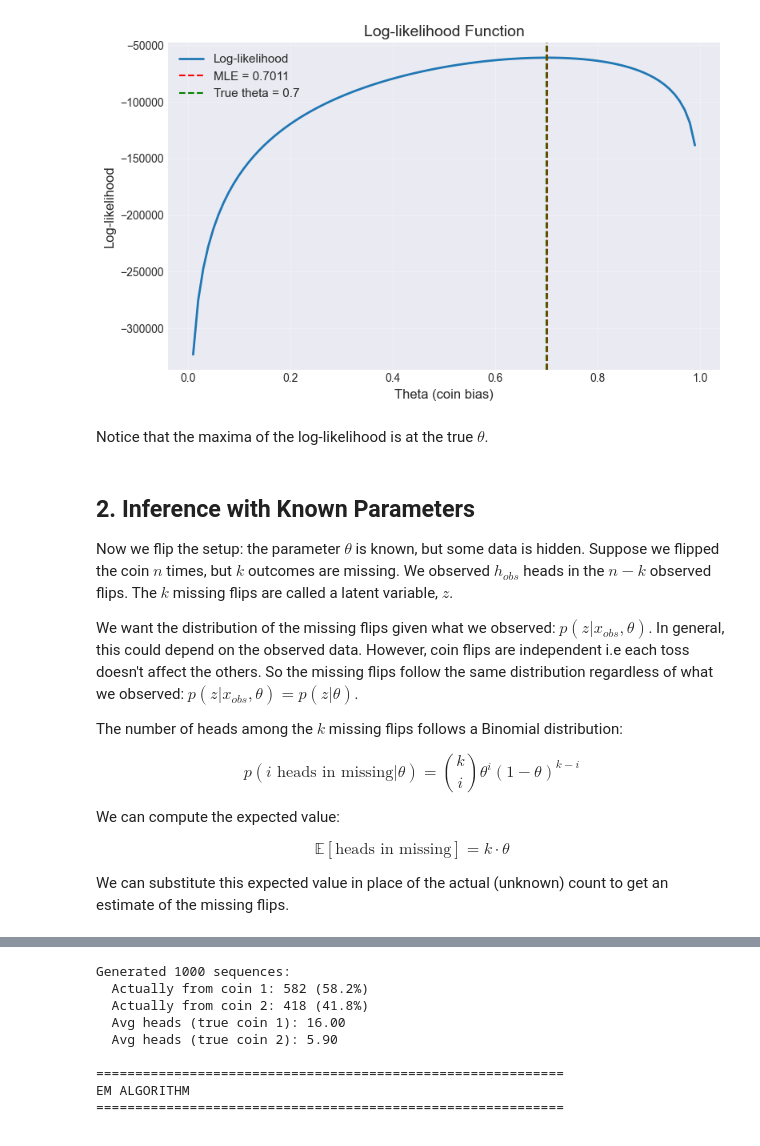
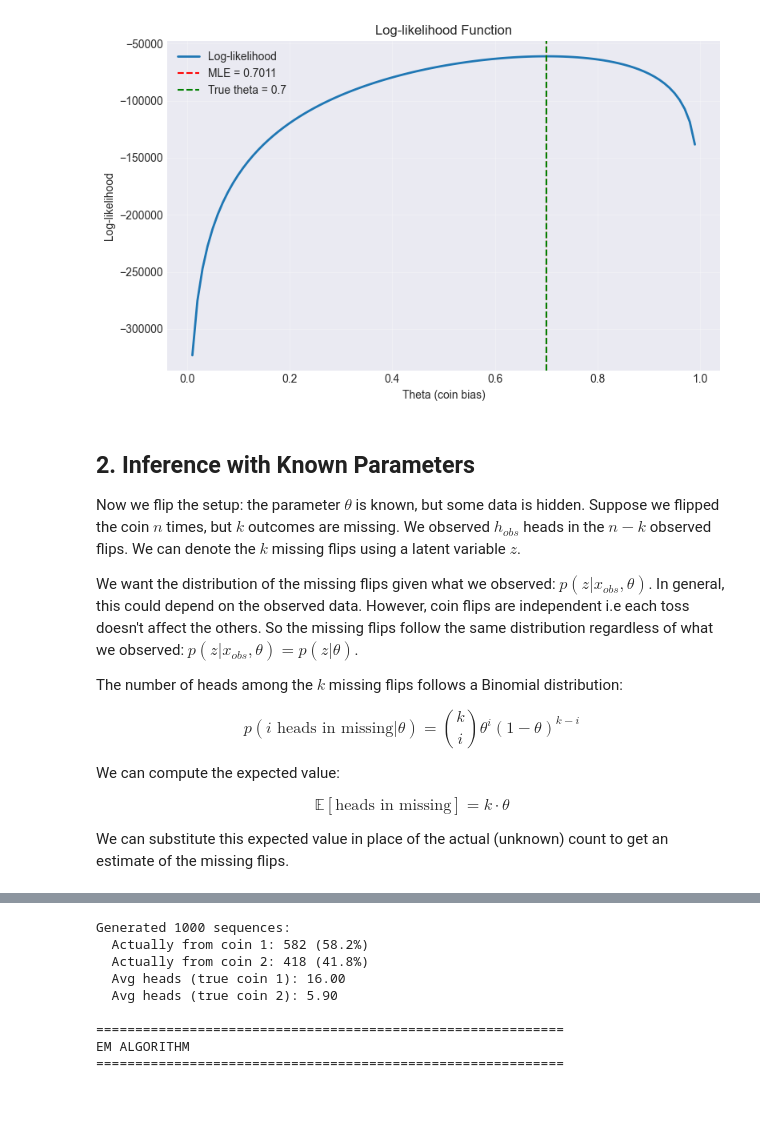
Before and after one commit to novastar53/ml-basics, a Jupyter notebook: diffusion_zero_to_hero/vae-zero-to-hero.ipynb, the cells around one changed output, grey strips where cells are left out. Drawn from its saved outputs; the diff is of its cells as text; code cells hidden in the pictures; blank space fills up the shorter version.

```diff
--- a/diffusion_zero_to_hero/vae-zero-to-hero.ipynb
+++ b/diffusion_zero_to_hero/vae-zero-to-hero.ipynb
@@ -82,33 +80,30 @@ Notice how the estimate gets more accurate with the number of flips. Next, let's
 # %%
 # Likelihood function visualization
 theta_range = np.linspace(0.01, 0.99, 100)
 log_likelihoods = []
 
 for theta in theta_range:
-    # Log-likelihood: h*log(theta) + (n-h)*log(1-theta)
     log_likelihood = n_heads * np.log(theta) + (n_flips - n_heads) * np.log(1 - theta)
     log_likelihoods.append(log_likelihood)
 
 # Plot likelihood
 plt.figure(figsize=(8, 5))
 plt.plot(theta_range, log_likelihoods, linewidth=2, label='Log-likelihood')
 plt.axvline(x=theta_mle, color='r', linestyle='--', label=f'MLE = {theta_mle:.4f}')
 plt.axvline(x=true_theta, color='g', linestyle='--', label=f'True theta = {true_theta}')
-plt.xlabel('Theta (coin bias)', fontsize=12)
-plt.ylabel('Log-likelihood', fontsize=12)
-plt.title('Log-likelihood Function', fontsize=14)
-plt.legend(fontsize=11)
+plt.xlabel('Theta (coin bias)')
+plt.ylabel('Log-likelihood')
+plt.title('Log-likelihood Function')
+plt.legend()
 plt.grid(True, alpha=0.3)
 plt.tight_layout()
 plt.show()
 # %% [output]
-[figure, old version]
+[figure, new version]
-# %% [markdown]
-Notice that the maxima of the log-likelihood is at the true $\theta$.
 # %% [markdown]
 ## 2. Inference with Known Parameters
 
-Now we flip the setup: the parameter $\theta$ is known, but some data is hidden. Suppose we flipped the coin $n$ times, but $k$ outcomes are missing. We observed $h_{obs}$ heads in the $n-k$ observed flips. The $k$ missing flips are called a latent variable, $z$.
+Now we flip the setup: the parameter $\theta$ is known, but some data is hidden. Suppose we flipped the coin $n$ times, but $k$ outcomes are missing. We observed $h_{obs}$ heads in the $n-k$ observed flips. We can denote the $k$ missing flips using a latent variable $z$.
 
 We want the distribution of the missing flips given what we observed: $p(z | x_{obs}, \theta)$. In general, this could depend on the observed data. However, coin flips are independent i.e each toss doesn't affect the others. So the missing flips follow the same distribution regardless of what we observed: $p(z | x_{obs}, \theta) = p(z | \theta)$.
 
```
Also changed, not shown: parts of 5 cells of this notebook.
